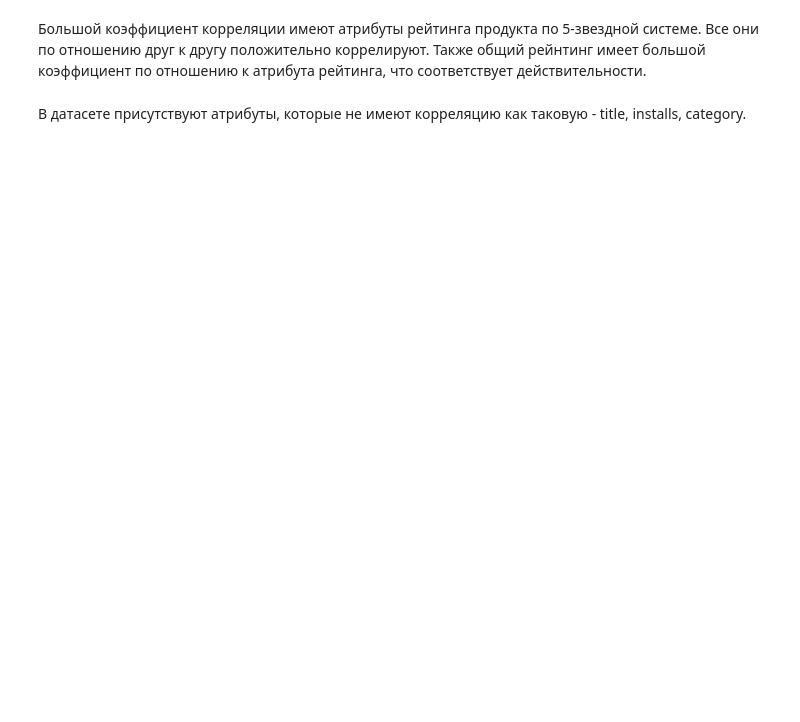
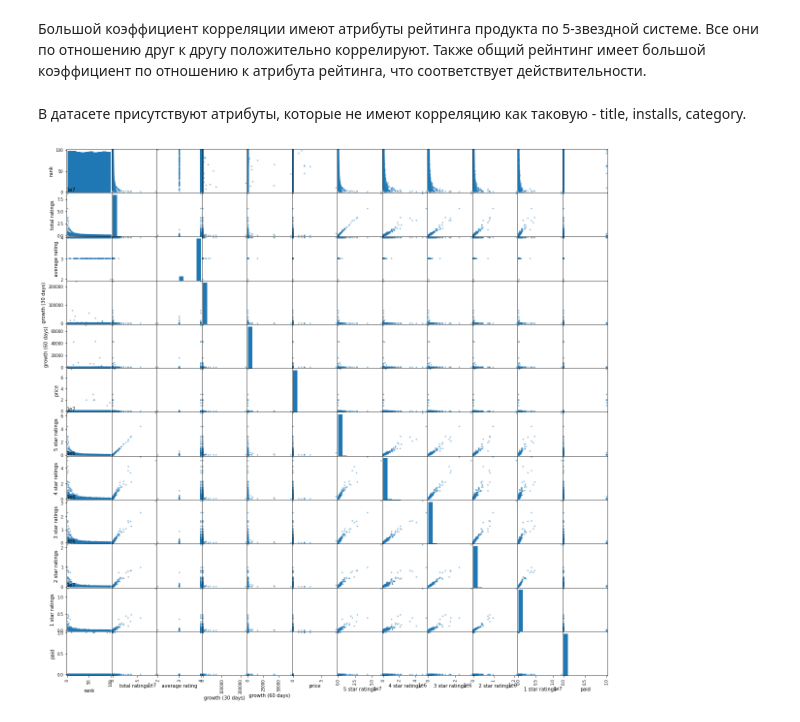
Before and after one commit to Longdaay/Lab-1-9893-Leushkin-SM, a Jupyter notebook: Lab 1, 9893, Leushkin SM.ipynb, the cells around one changed output. Saved outputs shown, nothing was run; the diff lists cells and outputs as text; code cells hidden in the pictures; blank space fills up the shorter version.

```diff
--- a/Lab 1, 9893, Leushkin SM.ipynb
+++ b/Lab 1, 9893, Leushkin SM.ipynb
@@ -289,4 +289,9 @@ df.corr()
 # %% [markdown]
 В датасете присутствуют атрибуты, которые не имеют корреляцию как таковую - title, installs, category.
 # %%
-sns.pairplot(df);
+# матрица графиков рассеивания
+from pandas.plotting import scatter_matrix
+scatter_matrix(df, figsize=[20,20])
+plt.show()
+# %% [output]
+[figure, added]
```
Also changed, not shown: parts of 3 cells of this notebook, 1 other file.
